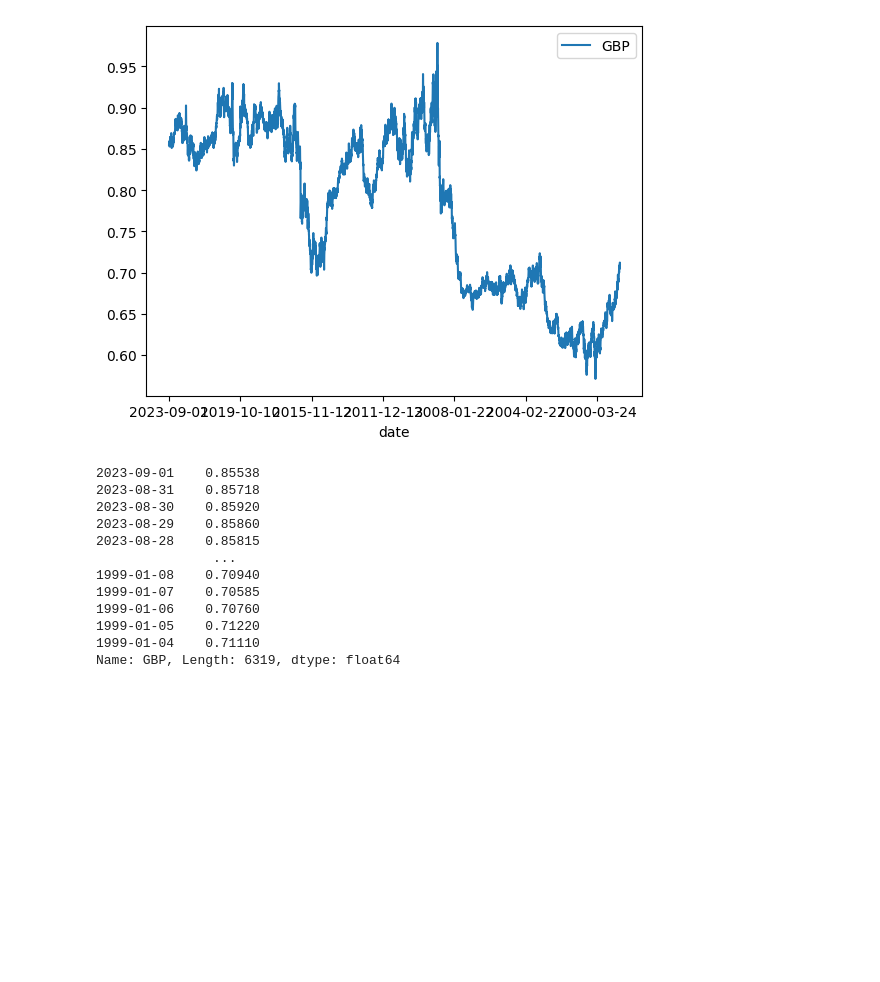
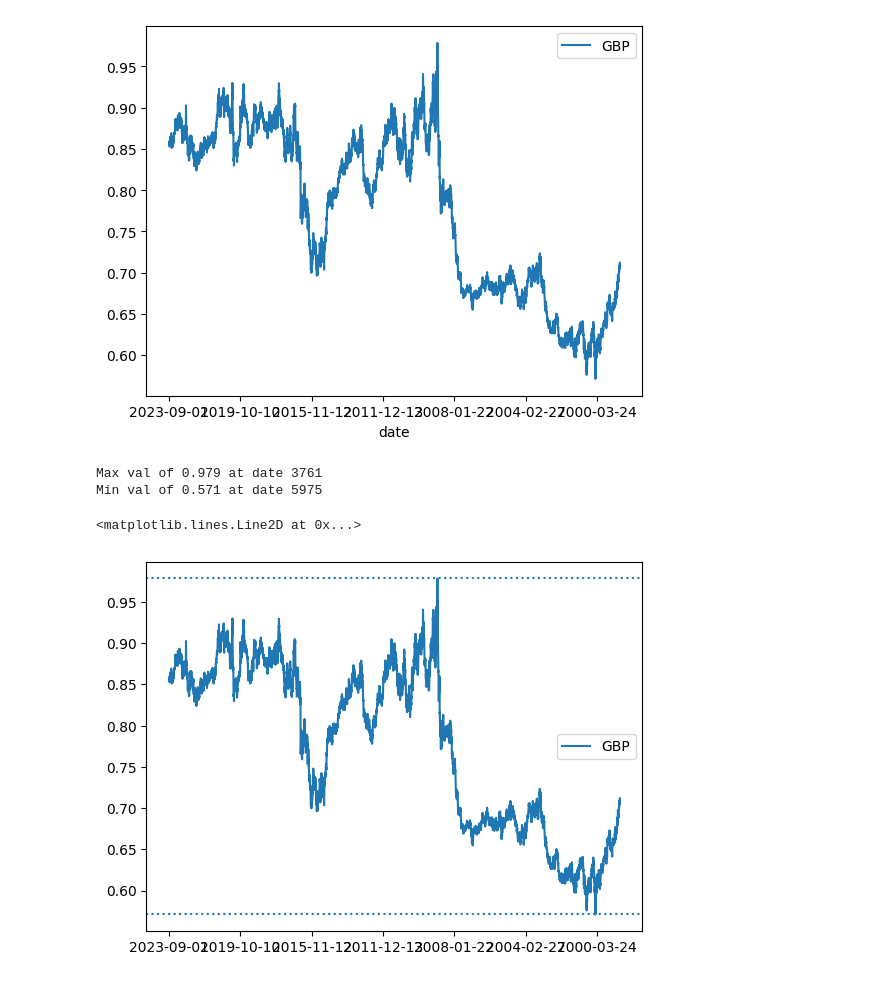
Before and after one commit to sonjamehes/PythonExchangeRate, a Jupyter notebook: exchange_uk.ipynb, the cells around one changed output. Saved outputs shown, nothing was run; the diff lists cells and outputs as text; code cells hidden in the pictures; blank space fills up the shorter version.

Commit message:
min and max value on plot works now

```diff
--- a/exchange_uk.ipynb
+++ b/exchange_uk.ipynb
@@ -58,32 +42,22 @@ df_gbp_euro.plot(x='date', y=['GBP'])
 # %% [output]
 <Axes: xlabel='date'>
 [figure]
-# %%
-df_gbp_euro['GBP']
-# %% [output]
-2023-09-01    0.85538
-2023-08-31    0.85718
-2023-08-30    0.85920
-2023-08-29    0.85860
-2023-08-28    0.85815
-               ...
-1999-01-08    0.70940
-1999-01-07    0.70585
-1999-01-06    0.70760
-1999-01-05    0.71220
-1999-01-04    0.71110
-Name: GBP, Length: 6319, dtype: float64
 # %%
-# df_uk_euro.plot()
+df_gbp_euro.plot()
 
-# data_price = data_uk['Time'].to_numpy()
-# max_val = np.max(data_price)
-# max_idx = np.argmax(data_price)
-# min_val = np.min(data_price)
-# min_idx = np.argmin(data_price)
+data_price = df_gbp_euro['GBP'].to_numpy()
+max_val = np.max(data_price)
+max_idx = np.argmax(data_price)
+min_val = np.min(data_price)
+min_idx = np.argmin(data_price)
 
-# print(f"Max val of {max_val:.3f} at date {max_idx}")
-# print(f"Min val of {min_val:.3f} at date {min_idx}")
+print(f"Max val of {max_val:.3f} at date {max_idx}")
+print(f"Min val of {min_val:.3f} at date {min_idx}")
 
-# plt.axhline(max_val, linestyle='dotted')
-# plt.axhline(min_val, linestyle='dotted')
+plt.axhline(max_val, linestyle='dotted')
+plt.axhline(min_val, linestyle='dotted')
+# %% [output]
+Max val of 0.979 at date 3761
+Min val of 0.571 at date 5975
+<matplotlib.lines.Line2D at 0x...>
+[figure, added]
```
Also changed, not shown: parts of 1 cell of this notebook.
